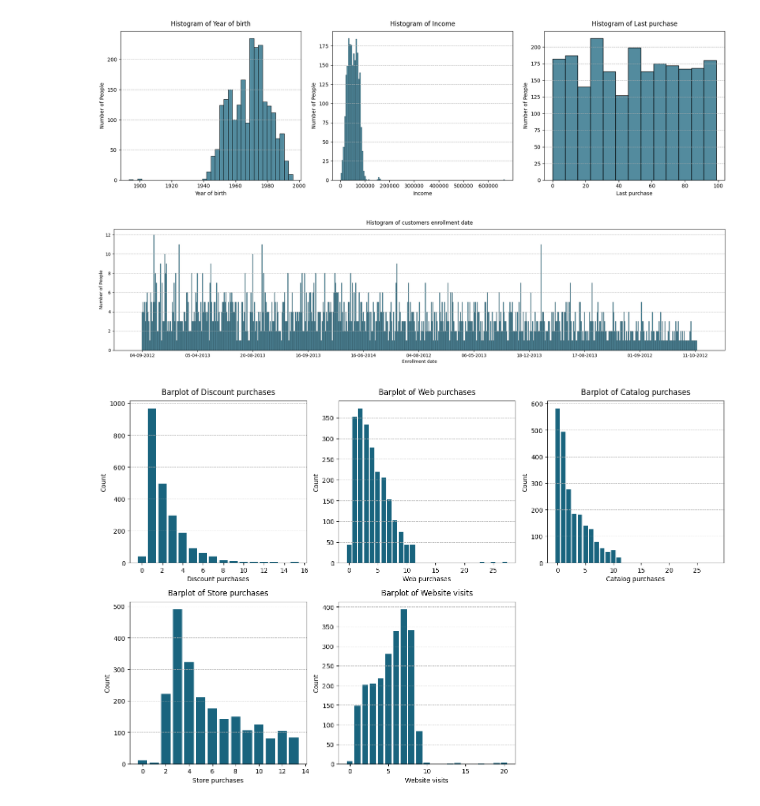
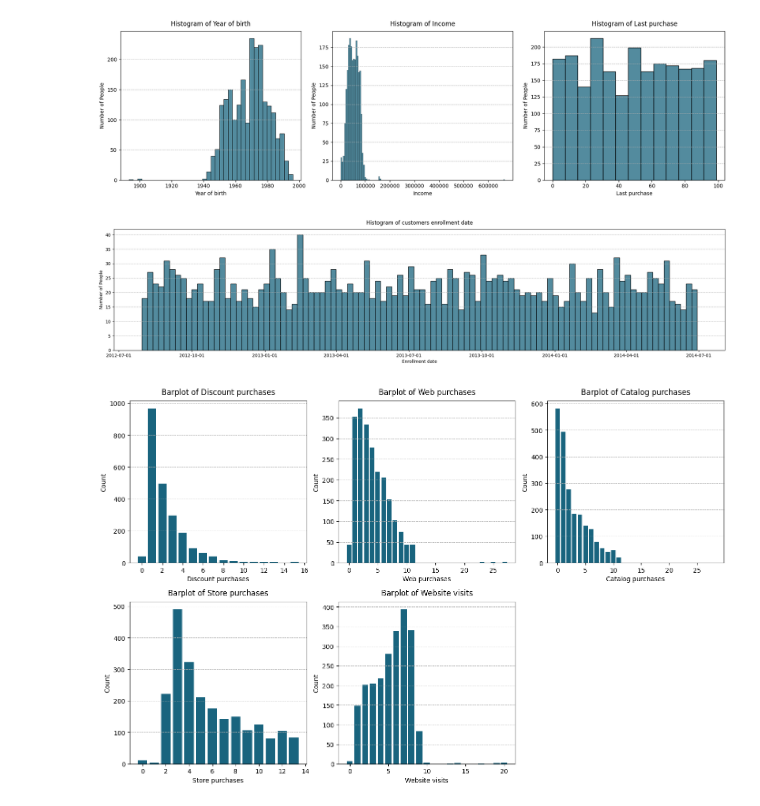
Before and after one commit to dalimvc/DS-Mini-project, a Jupyter notebook: miniProjectAssignmentDaliborMirkovic.ipynb, the cells around one changed output. Drawn from its saved outputs; the diff is of its cells as text; code cells hidden in the pictures.

```diff
--- a/miniProjectAssignmentDaliborMirkovic.ipynb
+++ b/miniProjectAssignmentDaliborMirkovic.ipynb
@@ -130,3 +154,9 @@ df.drop(['Z_CostContact', 'Z_Revenue'], axis=1, inplace=True)
+# %%
+#replace null values in income with 0
+df['Income'] = df['Income'].fillna(0)
+# %%
+#converting the column Dt_Customer to datetime
+df['Dt_Customer'] = pd.to_datetime(df['Dt_Customer'], format='%d-%m-%Y')
 # %%
 #some columns have names that are not clear, so i will rename them
 #renaming columns
@@ -254,18 +284,20 @@ plt.show()
 df = df.drop(df[df['Income'] > 150000].index) #drop the rows with income greater than 150000 as they are outliers
 df = df.drop(df[df["Year_of_birth"] < 1940].index) #drop the rows with year of birth less than 1940 as they are outliers
 # %%
-#ploting histogram of enrollment date
+#plotting histogram of enrollment date
 plt.figure(figsize=(25, 5))
-dtGraf = sns.histplot(df["Enrollment_date"], color='#19647E')
+dtGraf = sns.histplot(df["Enrollment_date"], color='#19647E', bins=100)
 dtGraf.set_title("Histogram of customers enrollment date" , pad=10)
-dtGraf.set_xticks(dtGraf.get_xticks()[::len(dtGraf.get_xticks()) // 10]) # setting the ticks to be shown every 10th tick
-dtGraf.grid(True, which='both', axis='y', linestyle='--', linewidth=0.7) # adding grid
+dtGraf.set_xticks(xticks) #setting xticks
+
+#adding grid
+dtGraf.grid(True, which='both', axis='y', linestyle='--', linewidth=0.7)
 dtGraf.set_ylabel('Number of People')
 dtGraf.set_xlabel('Enrollment date')
 
 plt.show()
 # %% [output]
-[figure, old version]
+[figure, new version]
 # %%
 #columns that will be used in the plot
 columns=["Discount_purchases", "Web_purchases", "Catalog_purchases", "Store_purchases", "Website_visits"]
```
Also changed, not shown: parts of 9 cells of this notebook.
